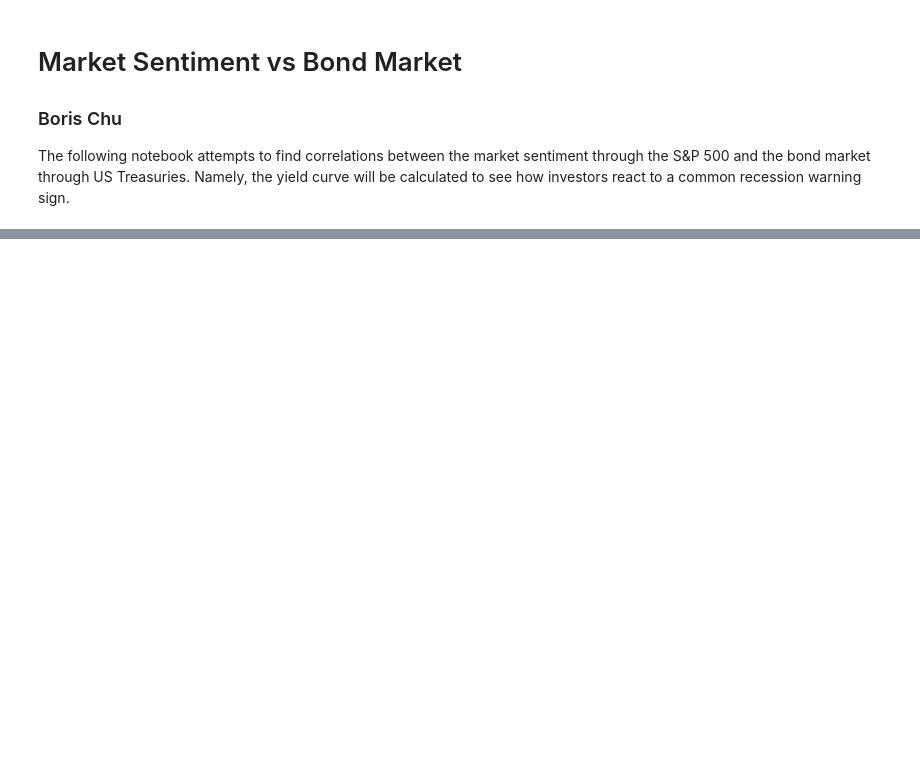
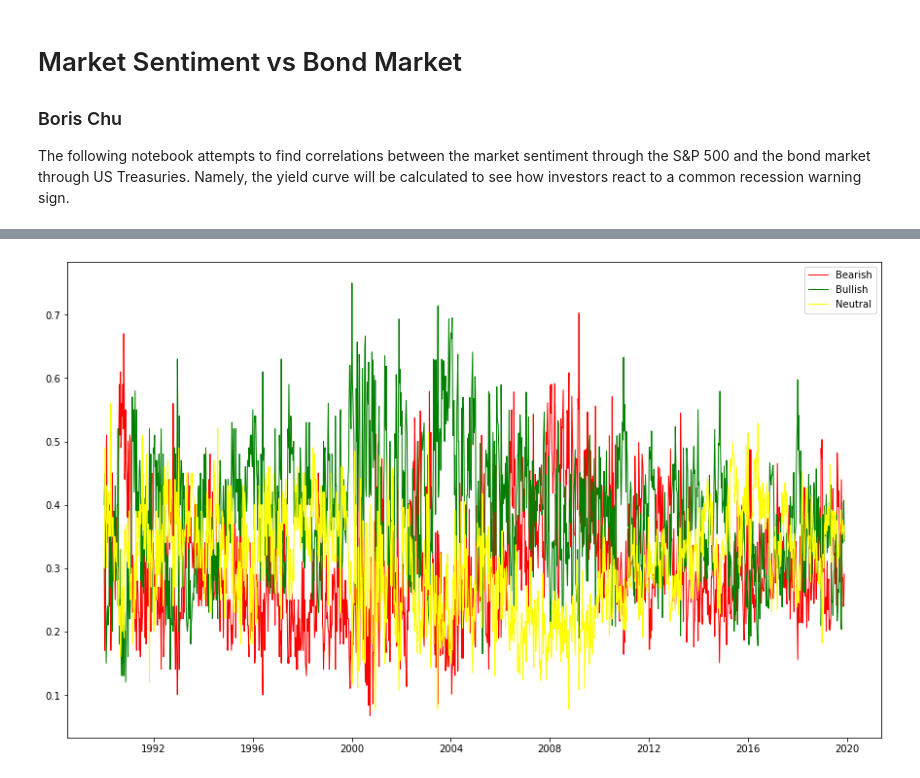
Before and after one commit to borischu/Market-Sentiment-vs-Bond-Market, a Jupyter notebook: Market Sentiment vs Bond Market.ipynb, the cells around one changed output, grey strips where cells are left out. Cells and saved outputs as stored; diff of their text form; code cells hidden in the pictures; blank space fills up the shorter version.

```diff
--- a/Market Sentiment vs Bond Market.ipynb
+++ b/Market Sentiment vs Bond Market.ipynb
@@ -72,0 +78,10 @@ plt.plot(df['S&P 500 Weekly Close'])
+# %%
+# Plot sentiment
+
+plt.plot(data['Bearish'], data=data, color='red', linewidth=1)
+plt.plot(data['Bullish'], data=data, color='green', linewidth=1)
+plt.plot(data['Neutral'], data=data, color='yellow', linewidth=1)
+plt.legend()
+plt.show()
+# %% [output]
+[figure, added]
```
Also changed, not shown: parts of 8 cells of this notebook.
